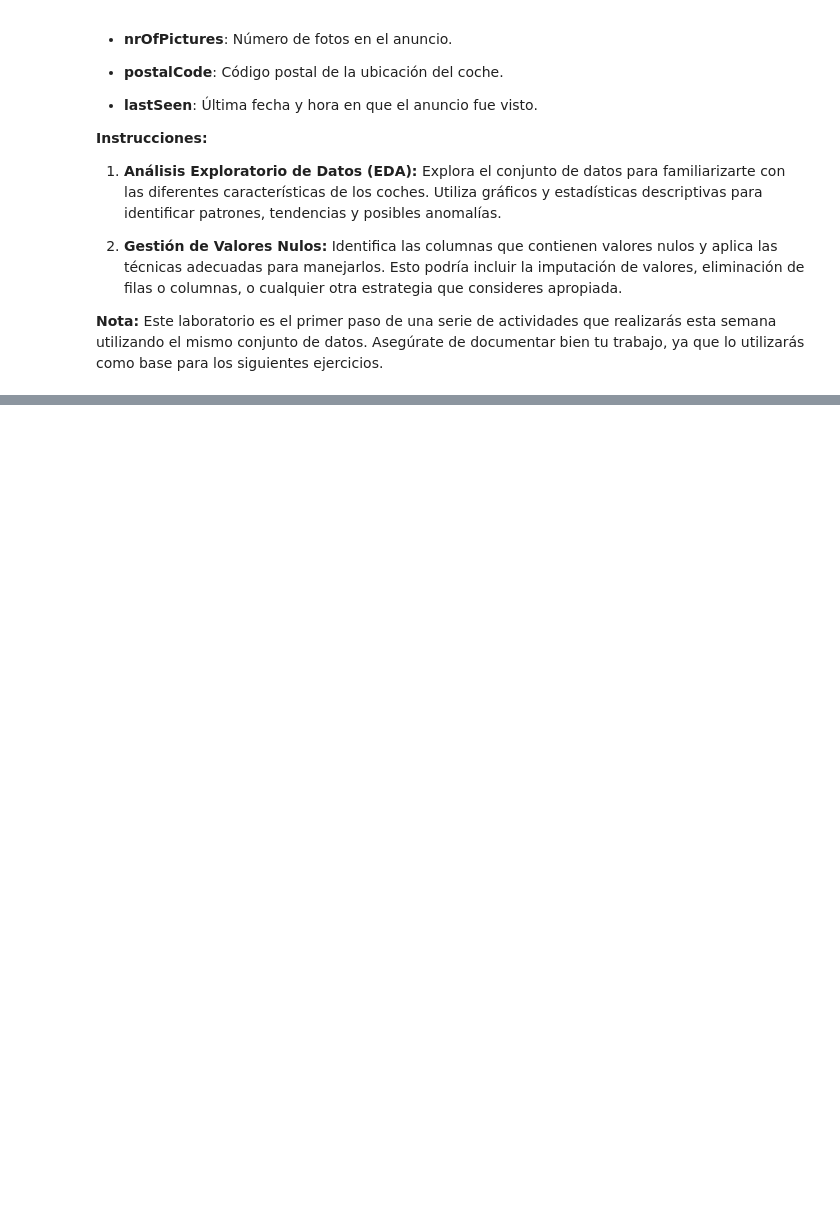
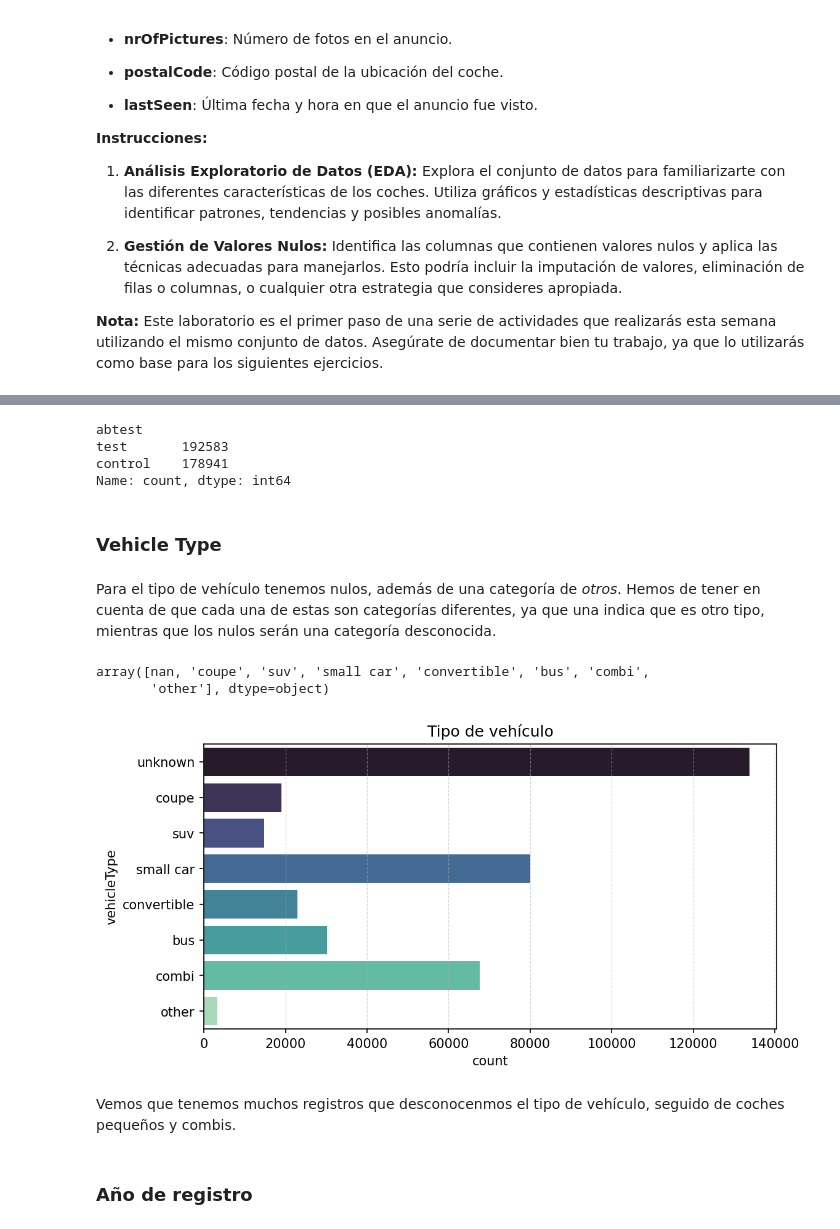
Before and after one commit to yanruwu/hackio-lab-EDA-nulos, a Jupyter notebook: laboratorio-modulo7-leccion01-eda-nulos.ipynb, the cells around one changed output, grey strips where cells are left out. Cells and saved outputs as stored; diff of their text form; code cells hidden in the pictures; blank space fills up the shorter version.

```diff
--- a/laboratorio-modulo7-leccion01-eda-nulos.ipynb
+++ b/laboratorio-modulo7-leccion01-eda-nulos.ipynb
@@ -61,0 +395,16 @@ AutoRenew, una empresa líder en la venta de coches de segunda mano, te ha contr
+# %%
+df["abtest"].value_counts()
+# %% [output]
+abtest
+test       192583
+control    178941
+Name: count, dtype: int64
+# %% [markdown]
+### Vehicle Type
+# %% [markdown]
+Para el tipo de vehículo tenemos nulos, además de una categoría de *otros*. Hemos de tener en cuenta de que cada una de estas son categorías diferentes, ya que una indica que es otro tipo, mientras que los nulos serán una categoría desconocida.
+# %%
+df["vehicleType"].unique()
+# %% [output]
+array([nan, 'coupe', 'suv', 'small car', 'convertible', 'bus', 'combi',
+       'other'], dtype=object)
@@ -61,0 +413,13 @@ AutoRenew, una empresa líder en la venta de coches de segunda mano, te ha contr
+# %%
+plt.figure(figsize = (8,4), dpi = 150)
+
+plt.title("Tipo de vehículo")
+plt.grid(ls = "--", lw = 0.6, alpha = 0.5)
+sns.countplot(df["vehicleType"], palette='mako')
+plt.show()
+# %% [output]
+[figure, added]
+# %% [markdown]
+Vemos que tenemos muchos registros que desconocenmos el tipo de vehículo, seguido de coches pequeños y combis.
+# %% [markdown]
+### Año de registro
```
Also changed, not shown: parts of 109 cells of this notebook, 1 other file.
